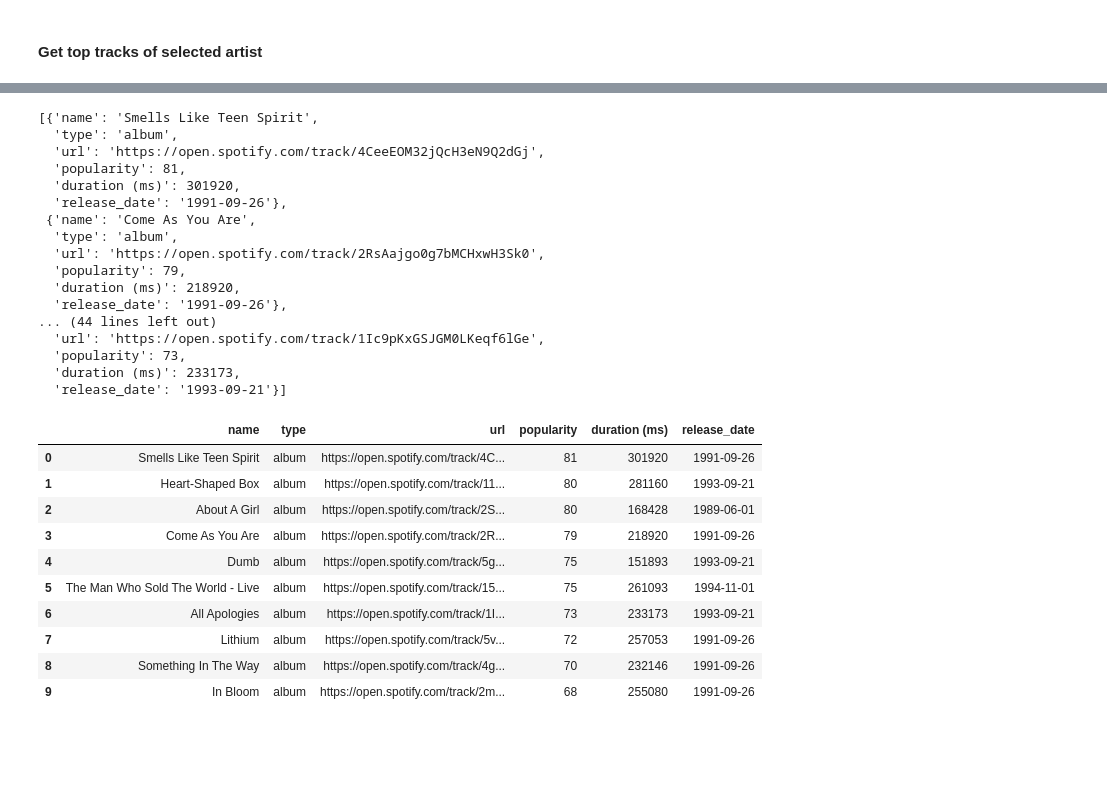
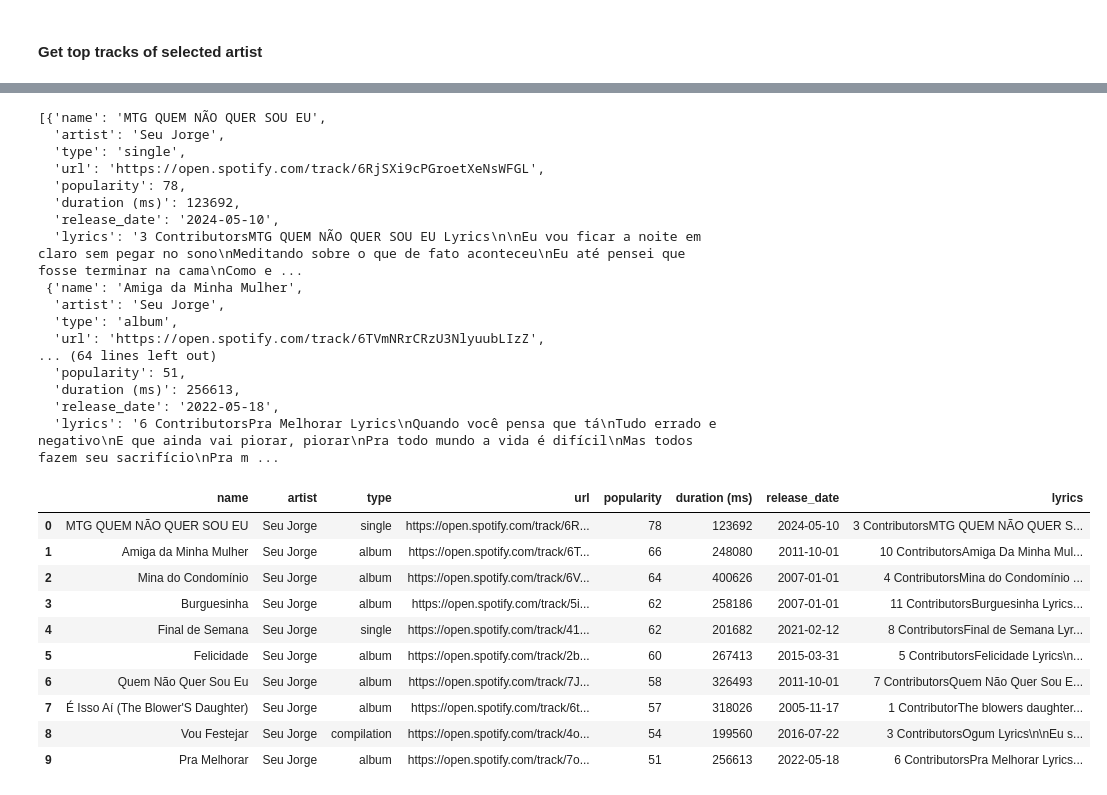
Before and after one commit to jpedrou/spotify-nlp-analysis, a Jupyter notebook: notebooks/extract_data.ipynb, the cells around one changed output, grey strips where cells are left out. Saved outputs shown, nothing was run; the diff lists cells and outputs as text; code cells hidden in the pictures; blank space fills up the shorter version.

```diff
--- a/notebooks/extract_data.ipynb
+++ b/notebooks/extract_data.ipynb
@@ -24,6 +25,8 @@ load_dotenv()
 
 CLIENT_ID = os.getenv("CLIENT_ID")
 CLIENT_SECRET = os.getenv("CLIENT_SECRET")
+
+genius = lg.Genius(os.getenv("GENIUS_TOKEN"), skip_non_songs=True, excluded_terms=["(Remix)", "(Live)"], remove_section_headers=True)
 # %% [markdown]
 ## Making requests to Spotify API
 # %% [markdown]
@@ -69,4 +70,4 @@ def get_artist(token, artist):
 # %%
-artist_infos = get_artist(token, "Nirvana")
+artist_infos = get_artist(token, "Seu Jorge")
 artist_infos
 # %% [output]
@@ -126,12 +128,17 @@ songs
 # %%
 songs_details = []
+artist = genius.search_artist("Seu Jorge", max_songs=1)
 
 for song in songs:
+    song_lyrics = artist.song(song["name"]).lyrics
+
     songs_details.append({
         "name": song["name"],
+        "artist": "Seu Jorge",
         "type": song["album"]["album_type"],
         "url": song["external_urls"]["spotify"],
         "popularity": song["popularity"],
         "duration (ms)": song["duration_ms"],
-        "release_date": song["album"]["release_date"]
+        "release_date": song["album"]["release_date"],
+        "lyrics": song_lyrics
                 })
@@ -138,34 +163,35 @@ for song in songs:
 # %%
 songs_details
 # %% [output]
-[{'name': 'Smells Like Teen Spirit',
+[{'name': 'MTG QUEM NÃO QUER SOU EU',
+  'artist': 'Seu Jorge',
+  'type': 'single',
+  'url': 'https://open.spotify.com/track/6RjSXi9cPGroetXeNsWFGL',
+  'popularity': 78,
+  'duration (ms)': 123692,
+  'release_date': '2024-05-10',
+  'lyrics': '3 ContributorsMTG QUEM NÃO QUER SOU EU Lyrics\n\nEu vou ficar a noite em claro sem pegar no sono\nMeditando sobre o que de fato aconteceu\nEu até pensei que fosse terminar na cama\nComo e ...
+ {'name': 'Amiga da Minha Mulher',
+  'artist': 'Seu Jorge',
   'type': 'album',
-  'url': 'https://open.spotify.com/track/4CeeEOM32jQcH3eN9Q2dGj',
-  'popularity': 81,
-  'duration (ms)': 301920,
-  'release_date': '1991-09-26'},
- {'name': 'Come As You Are',
-  'type': 'album',
-  'url': 'https://open.spotify.com/track/2RsAajgo0g7bMCHxwH3Sk0',
-  'popularity': 79,
-  'duration (ms)': 218920,
-  'release_date': '1991-09-26'},
-... (44 lines left out)
-  'url': 'https://open.spotify.com/track/1Ic9pKxGSJGM0LKeqf6lGe',
-  'popularity': 73,
-  'duration (ms)': 233173,
-  'release_date': '1993-09-21'}]
+  'url': 'https://open.spotify.com/track/6TVmNRrCRzU3NlyuubLIzZ',
+... (64 lines left out)
+  'popularity': 51,
+  'duration (ms)': 256613,
+  'release_date': '2022-05-18',
+  'lyrics': '6 ContributorsPra Melhorar Lyrics\nQuando você pensa que tá\nTudo errado e negativo\nE que ainda vai piorar, piorar\nPra todo mundo a vida é difícil\nMas todos fazem seu sacrifício\nPra m ...
 # %%
-pd.DataFrame(songs_details).sort_values(by=["popularity"], ascending=False).reset_index(drop=True)
+songs_df = pd.DataFrame(songs_details).sort_values(by=["popularity"], ascending=False).reset_index(drop=True)
+songs_df
 # %% [output]
-|  | name | type | url | popularity | duration (ms) | release_date |
-| 0 | Smells Like Teen Spirit | album | https://open.spotify.com/track/4C... | 81 | 301920 | 1991-09-26 |
-| 1 | Heart-Shaped Box | album | https://open.spotify.com/track/11... | 80 | 281160 | 1993-09-21 |
-| 2 | About A Girl | album | https://open.spotify.com/track/2S... | 80 | 168428 | 1989-06-01 |
-| 3 | Come As You Are | album | https://open.spotify.com/track/2R... | 79 | 218920 | 1991-09-26 |
-| 4 | Dumb | album | https://open.spotify.com/track/5g... | 75 | 151893 | 1993-09-21 |
-| 5 | The Man Who Sold The World - Live | album | https://open.spotify.com/track/15... | 75 | 261093 | 1994-11-01 |
-| 6 | All Apologies | album | https://open.spotify.com/track/1I... | 73 | 233173 | 1993-09-21 |
-| 7 | Lithium | album | https://open.spotify.com/track/5v... | 72 | 257053 | 1991-09-26 |
-| 8 | Something In The Way | album | https://open.spotify.com/track/4g... | 70 | 232146 | 1991-09-26 |
-| 9 | In Bloom | album | https://open.spotify.com/track/2m... | 68 | 255080 | 1991-09-26 |
+|  | name | artist | type | url | popularity | duration (ms) | release_date | lyrics |
+| 0 | MTG QUEM NÃO QUER SOU EU | Seu Jorge | single | https://open.spotify.com/track/6R... | 78 | 123692 | 2024-05-10 | 3 ContributorsMTG QUEM NÃO QUER S... |
+| 1 | Amiga da Minha Mulher | Seu Jorge | album | https://open.spotify.com/track/6T... | 66 | 248080 | 2011-10-01 | 10 ContributorsAmiga Da Minha Mul... |
+| 2 | Mina do Condomínio | Seu Jorge | album | https://open.spotify.com/track/6V... | 64 | 400626 | 2007-01-01 | 4 ContributorsMina do Condomínio ... |
+| 3 | Burguesinha | Seu Jorge | album | https://open.spotify.com/track/5i... | 62 | 258186 | 2007-01-01 | 11 ContributorsBurguesinha Lyrics... |
+| 4 | Final de Semana | Seu Jorge | single | https://open.spotify.com/track/41... | 62 | 201682 | 2021-02-12 | 8 ContributorsFinal de Semana Lyr... |
+| 5 | Felicidade | Seu Jorge | album | https://open.spotify.com/track/2b... | 60 | 267413 | 2015-03-31 | 5 ContributorsFelicidade Lyrics\n... |
+| 6 | Quem Não Quer Sou Eu | Seu Jorge | album | https://open.spotify.com/track/7J... | 58 | 326493 | 2011-10-01 | 7 ContributorsQuem Não Quer Sou E... |
+| 7 | É Isso Aí (The Blower'S Daughter) | Seu Jorge | album | https://open.spotify.com/track/6t... | 57 | 318026 | 2005-11-17 | 1 ContributorThe blowers daughter... |
+| 8 | Vou Festejar | Seu Jorge | compilation | https://open.spotify.com/track/4o... | 54 | 199560 | 2016-07-22 | 3 ContributorsOgum Lyrics\n\nEu s... |
+| 9 | Pra Melhorar | Seu Jorge | album | https://open.spotify.com/track/7o... | 51 | 256613 | 2022-05-18 | 6 ContributorsPra Melhorar Lyrics... |
```
Also changed, not shown: parts of 7 cells of this notebook.
